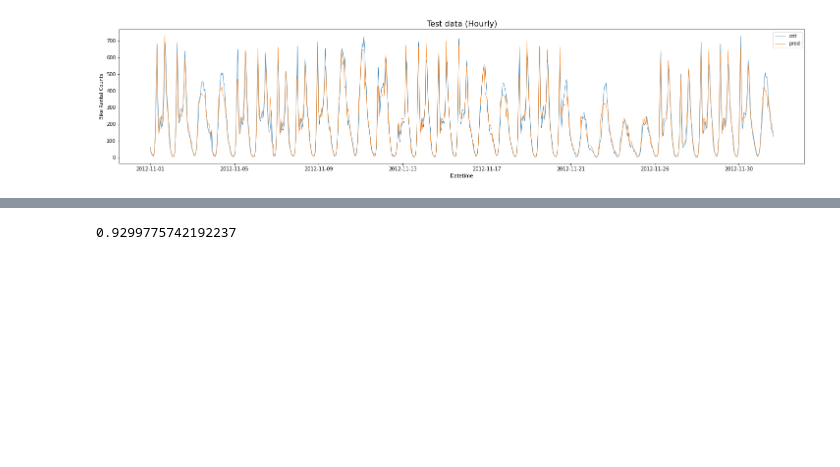
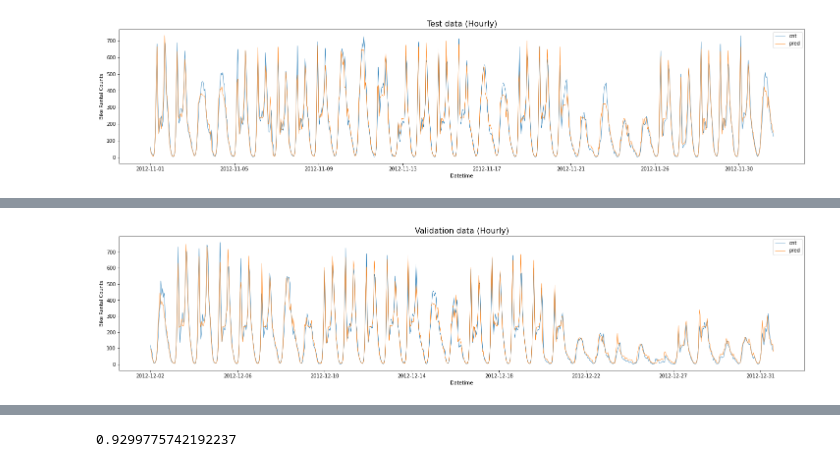
Before and after one commit to montanha22/po233-bike-sharing-demand, a Jupyter notebook: regression.ipynb, the cells around one changed output, grey strips where cells are left out. Saved outputs shown, nothing was run; the diff lists cells and outputs as text; code cells hidden in the pictures; blank space fills up the shorter version.

```diff
--- a/regression.ipynb
+++ b/regression.ipynb
@@ -132,6 +132,9 @@ train_rmsle = np.sqrt(mean_squared_log_error(y_train, train_pred))
 
 test_pred = model.predict(X_test)
 test_rmsle = np.sqrt(mean_squared_log_error(y_test, test_pred))
+
+valid_pred = model.predict(X_validation)
+valid_rmsle = np.sqrt(mean_squared_log_error(y_validation, valid_pred))
 # %%
 print(train_rmsle)
 print(test_rmsle)
@@ -156,3 +161,7 @@ traintmp_rmsle = np.sqrt(mean_squared_log_error(train_tmp["cnt"], train_tmp["pre
 testing["pred"] = test_pred
 test_tmp = testing.groupby(["dteday"]).agg({"cnt":"sum","pred":"sum"}).reset_index()
 testtmp_rmsle = np.sqrt(mean_squared_log_error(test_tmp["cnt"], test_tmp["pred"]))
+
+validation["pred"] = valid_pred
+valid_tmp = validation.groupby(["dteday"]).agg({"cnt":"sum","pred":"sum"}).reset_index()
+validtmp_rmsle = np.sqrt(mean_squared_log_error(valid_tmp["cnt"], valid_tmp["pred"]))
@@ -180,0 +211,11 @@ fig.savefig(f"regression/Test Data (Daily).png")
+# %%
+fig, ax = plt.subplots(figsize=(25, 5))
+validation["cnt"].plot(linewidth=0.75, ax=ax)
+validation["pred"].plot(linewidth=0.75, ax=ax)
+ax.set_ylabel("Bike Rental Counts")
+ax.set_xlabel("Datetime")
+ax.set_title("Validation data (Hourly)", fontsize=16)
+ax.legend(loc='best')
+fig.savefig(f"regression/Validation Data (Hourly).png")
+# %% [output]
+[figure, added]
```
Also changed, not shown: parts of 12 cells of this notebook, 6 other files.
